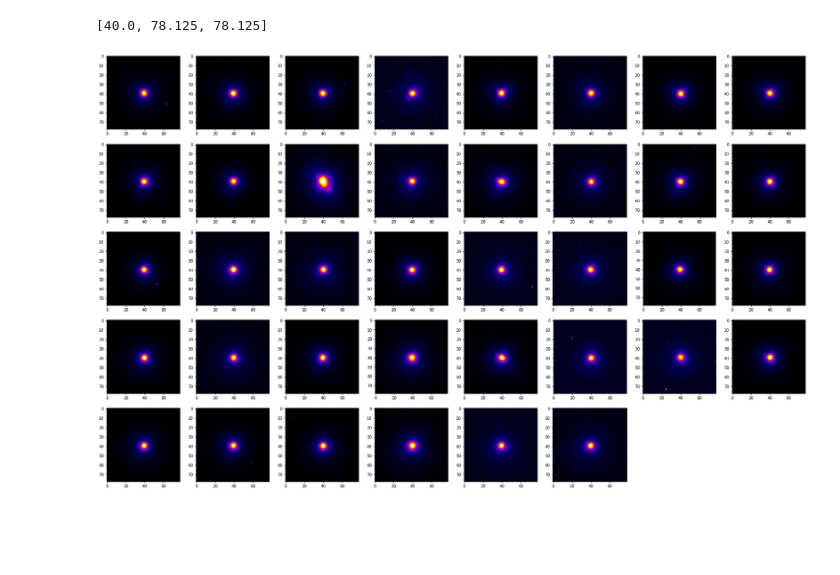
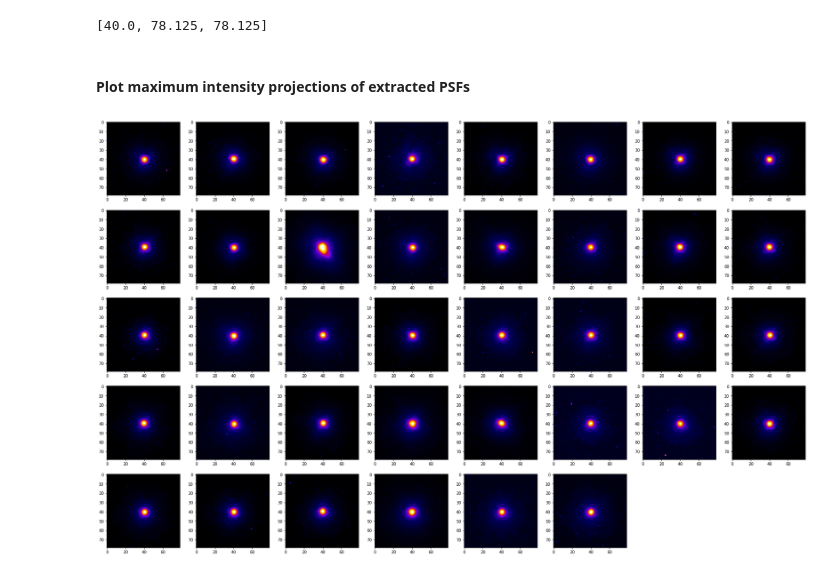
Before and after one commit to hoogenboom-group/PSF-Extractor, a Jupyter notebook: notebooks/walkthrough.ipynb, the cells around one changed output. Cells and saved outputs as stored; diff of their text form; code cells hidden in the pictures; blank space fills up the shorter version.

```diff
--- a/notebooks/walkthrough.ipynb
+++ b/notebooks/walkthrough.ipynb
@@ -293,16 +301,16 @@ from psf_extractor import create_substacks
 # %%
 # Set dimensions of subvolume [μm]
-wx_nm = 5
-wy_nm = wx_nm
-wz_nm = 5
+wx_um = 5
+wy_um = wx_um
+wz_um = 5
 
 # Convert dimensions of subvolume [μm --> px]
-wx = wx_nm / psx * 1e3
-wy = wy_nm / psy * 1e3
-wz = wz_nm / psz * 1e3
+wx = (wx_um / psx * 1e3)
+wy = (wy_um / psy * 1e3)
+wz = (wz_um / psz * 1e3)
 
 # Compile dimensions (z, y, x)
-volume = [wz, wy, wx]
-volume
+shape_psf = [wz, wy, wx]
+shape_psf
 # %% [output]
 [40.0, 78.125, 78.125]
@@ -311,12 +317,18 @@ substacks, df_features_ = create_substacks(stack, df_features, volume)
-# %%
-ncols = 8
-nrows = int(np.ceil(len(substacks) / ncols))
-fig, axes = plt.subplots(ncols=ncols, nrows=nrows, figsize=(4*ncols, 4*nrows))
-for i, substack in enumerate(substacks):
-    ax = axes.flat[i]
-    mip = np.max(substack, axis=0)
-    ax.imshow(mip, cmap=fire)
-# Remove empty subplots
-[fig.delaxes(axes.flat[-i-1]) for i in range(ncols*nrows - len(substacks))];
-# %% [output]
-[figure, removed]
+# %% [markdown]
+#### Plot maximum intensity projections of extracted PSFs
+# %%
+# Extract PSFs
+psfs, df_features_ = extract_psfs(stack, df_features, shape_psf)
+
+# Create figure
+ncols = 8
+nrows = int(np.ceil(len(psfs) / ncols))
+fig, axes = plt.subplots(ncols=ncols, nrows=nrows, figsize=(4*ncols, 4*nrows))
+for i, psf in enumerate(psfs):
+    ax = axes.flat[i]
+    mip = np.max(psf, axis=0)
+    ax.imshow(mip, cmap=fire)
+# Remove empty subplots
+[fig.delaxes(axes.flat[-i-1]) for i in range(ncols*nrows - len(psfs))];
+# %% [output]
+[figure, added]
```
Also changed, not shown: parts of 51 cells of this notebook, 1 other file.
